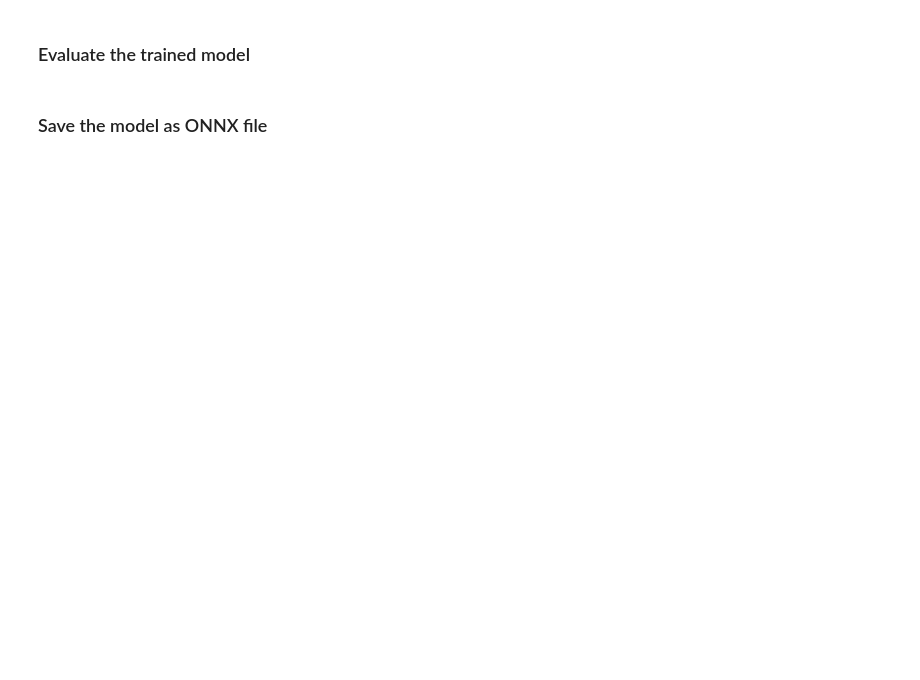
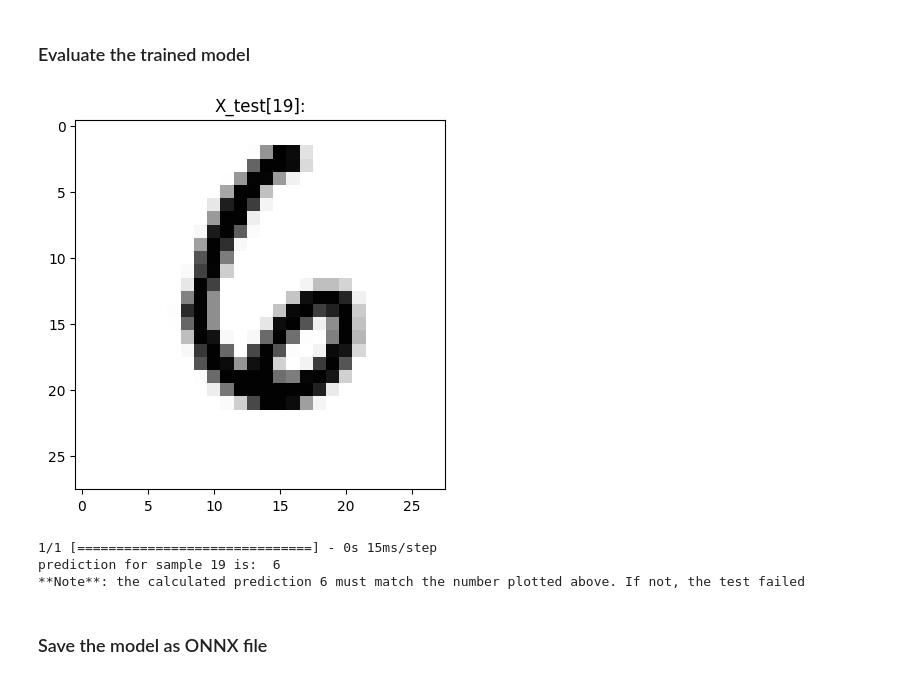
Before and after one commit to RHEcosystemAppEng/feast-workshop-team-share, a Jupyter notebook: feast_modelregistry/02-training-and-register-mr.ipynb, the cells around one changed output. Saved outputs shown, nothing was run; the diff lists cells and outputs as text; code cells hidden in the pictures; blank space fills up the shorter version.

```diff
--- a/feast_modelregistry/02-training-and-register-mr.ipynb
+++ b/feast_modelregistry/02-training-and-register-mr.ipynb
@@ -392,6 +506,11 @@ md(f'''
 # %% [markdown]
 ### Evaluate the trained model
 # %%
-evaluateModelForSample(model, 19)
+testModelForSample(model, 19)
+# %% [output]
+[figure, added]
+1/1 [==============================] - 0s 15ms/step
+prediction for sample 19 is:  6
+**Note**: the calculated prediction 6 must match the number plotted above. If not, the test failed
 # %% [markdown]
 ### Save the model as ONNX file
```
Also changed, not shown: parts of 33 cells of this notebook, 2 other files.
